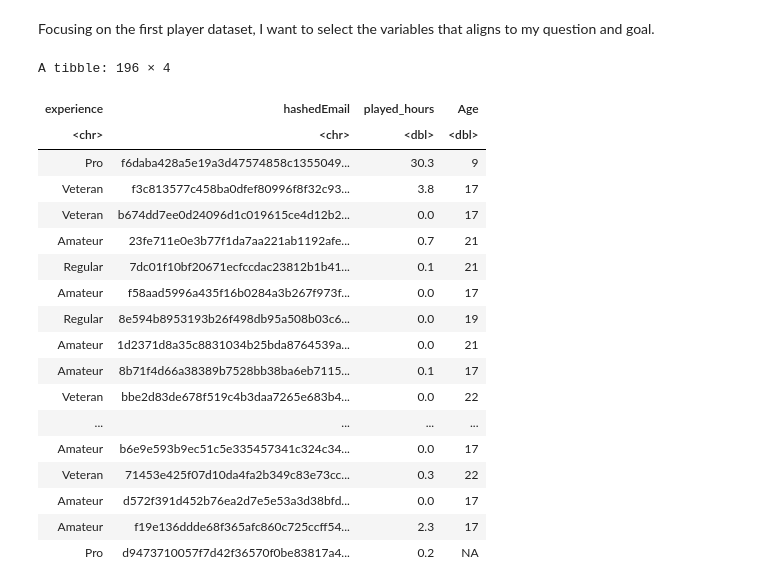
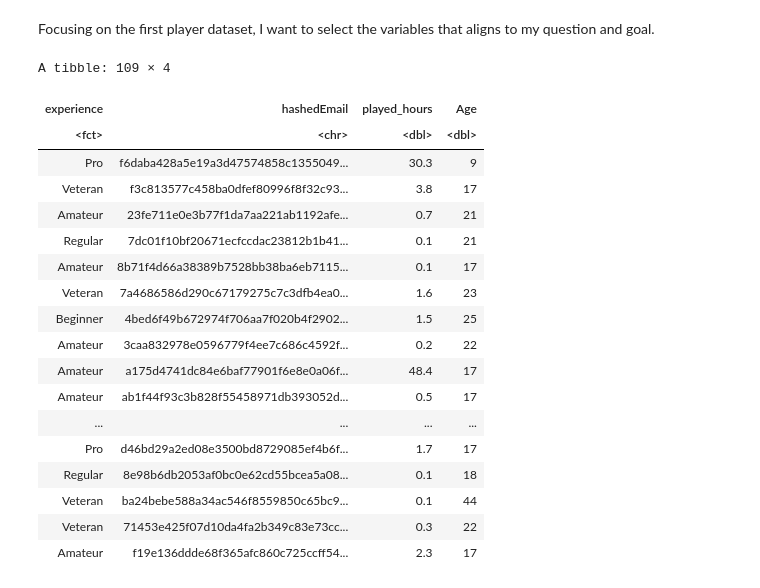
Before and after one commit to mastermagicka/dsci-100-minecraft-project, a Jupyter notebook: Minecraft.ipynb, the cells around one changed output. Cells and saved outputs as stored; diff of their text form; code cells hidden in the pictures.

Commit message:
Wrangled continued
Got rid of NA and played_hours = 0, changed experience to be a factor and calculated avg_play for  experience groups

```diff
--- a/Minecraft.ipynb
+++ b/Minecraft.ipynb
@@ -71,25 +71,28 @@ A spec_tbl_df: 1535 × 5
 Focusing on the first player dataset, I want to select the variables that aligns to my question and goal.
 # %%
 players_select <- players|>
-    select(experience, hashedEmail, played_hours, Age)
+    select(experience, hashedEmail, played_hours, Age) |>
+    filter(Age != "NA")|>
+    filter(played_hours != 0.0)|>
+    mutate(experience = as.factor(experience))
 players_select
 # %% [output]
-A tibble: 196 × 4
+A tibble: 109 × 4
 | experience | hashedEmail | played_hours | Age |
-| <chr> | <chr> | <dbl> | <dbl> |
+| <fct> | <chr> | <dbl> | <dbl> |
 | Pro | f6daba428a5e19a3d47574858c1355049... | 30.3 | 9 |
 | Veteran | f3c813577c458ba0dfef80996f8f32c93... | 3.8 | 17 |
-| Veteran | b674dd7ee0d24096d1c019615ce4d12b2... | 0.0 | 17 |
 | Amateur | 23fe711e0e3b77f1da7aa221ab1192afe... | 0.7 | 21 |
 | Regular | 7dc01f10bf20671ecfccdac23812b1b41... | 0.1 | 21 |
-| Amateur | f58aad5996a435f16b0284a3b267f973f... | 0.0 | 17 |
-| Regular | 8e594b8953193b26f498db95a508b03c6... | 0.0 | 19 |
-| Amateur | 1d2371d8a35c8831034b25bda8764539a... | 0.0 | 21 |
 | Amateur | 8b71f4d66a38389b7528bb38ba6eb7115... | 0.1 | 17 |
-| Veteran | bbe2d83de678f519c4b3daa7265e683b4... | 0.0 | 22 |
+| Veteran | 7a4686586d290c67179275c7c3dfb4ea0... | 1.6 | 23 |
+| Beginner | 4bed6f49b672974f706aa7f020b4f2902... | 1.5 | 25 |
+| Amateur | 3caa832978e0596779f4ee7c686c4592f... | 0.2 | 22 |
+| Amateur | a175d4741dc84e6baf77901f6e8e0a06f... | 48.4 | 17 |
+| Amateur | ab1f44f93c3b828f55458971db393052d... | 0.5 | 17 |
 | ... | ... | ... | ... |
-| Amateur | b6e9e593b9ec51c5e335457341c324c34... | 0.0 | 17 |
+| Pro | d46bd29a2ed08e3500bd8729085ef4b6f... | 1.7 | 17 |
+| Regular | 8e98b6db2053af0bc0e62cd55bcea5a08... | 0.1 | 18 |
+| Veteran | ba24bebe588a34ac546f8559850c65bc9... | 0.1 | 44 |
 | Veteran | 71453e425f07d10da4fa2b349c83e73cc... | 0.3 | 22 |
-| Amateur | d572f391d452b76ea2d7e5e53a3d38bfd... | 0.0 | 17 |
 | Amateur | f19e136ddde68f365afc860c725ccff54... | 2.3 | 17 |
-| Pro | d9473710057f7d42f36570f0be83817a4... | 0.2 | NA |
```
Also changed, not shown: parts of 1 cell of this notebook.
